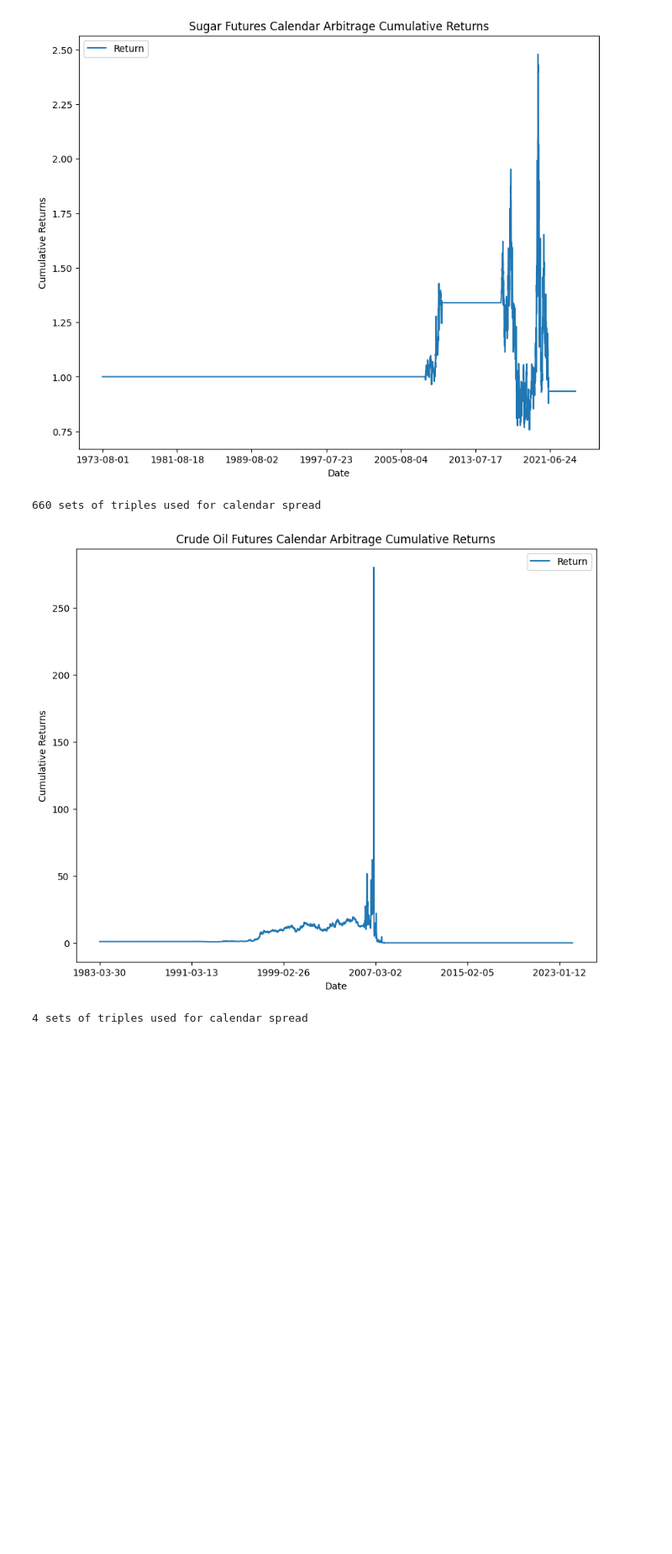
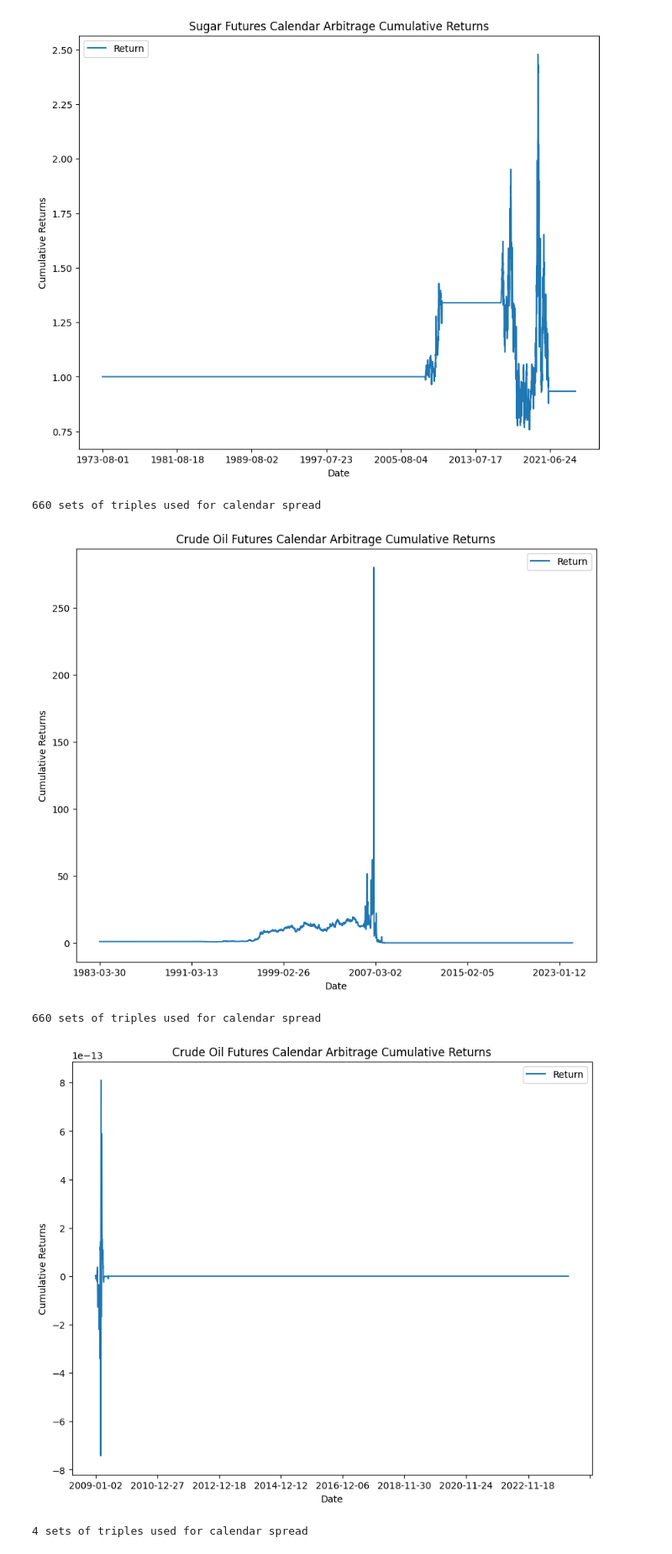
Before and after one commit to andrewcshi/MSE-244-Final-Project, a Jupyter notebook: commodities_arb/calendar_arb.ipynb, the cells around one changed output. Shown at 84% size. Cells and saved outputs as stored; diff of their text form; code cells hidden in the pictures; blank space fills up the shorter version.

```diff
--- a/commodities_arb/calendar_arb.ipynb
+++ b/commodities_arb/calendar_arb.ipynb
@@ -185,11 +185,11 @@ def get_returns(data):
 # returns = get_returns(corn)
 # display(returns)
 # %%
-def plot_cumulative_returns(data, title):
+def plot_cumulative_returns(data, title, year='1800'):
     returns = get_returns(data)
     cumulative_returns = (1+returns).cumprod()
     # plt.plot(cumulative_returns.index, cumulative_returns['Return'])
-    cumulative_returns.plot(title=title, figsize=(10,8))
+    cumulative_returns[year:].plot(title=title, figsize=(10,8))
     plt.xlabel('Date')
     plt.ylabel('Cumulative Returns')
     plt.show()
@@ -227,9 +227,12 @@ plot_cumulative_returns(sugar, 'Sugar Futures Calendar Arbitrage Cumulative Retu
 # %%
 crudeoil = pd.read_csv('commodities/crudeoil.csv').sort_values(by=['FutCode', 'Date_']).reset_index().drop(columns=['index'])
 plot_cumulative_returns(crudeoil, 'Crude Oil Futures Calendar Arbitrage Cumulative Returns')
+plot_cumulative_returns(crudeoil, 'Crude Oil Futures Calendar Arbitrage Cumulative Returns', '2009')
 # %% [output]
 660 sets of triples used for calendar spread
 [figure]
+660 sets of triples used for calendar spread
+[figure, added]
 # %%
 lumber = pd.read_csv('commodities/lumber.csv').sort_values(by=['FutCode', 'Date_']).reset_index().drop(columns=['index'])
 plot_cumulative_returns(lumber, 'Lumber Futures Calendar Arbitrage Cumulative Returns')
```
Also changed, not shown: parts of 1 cell of this notebook, 1 other file.
